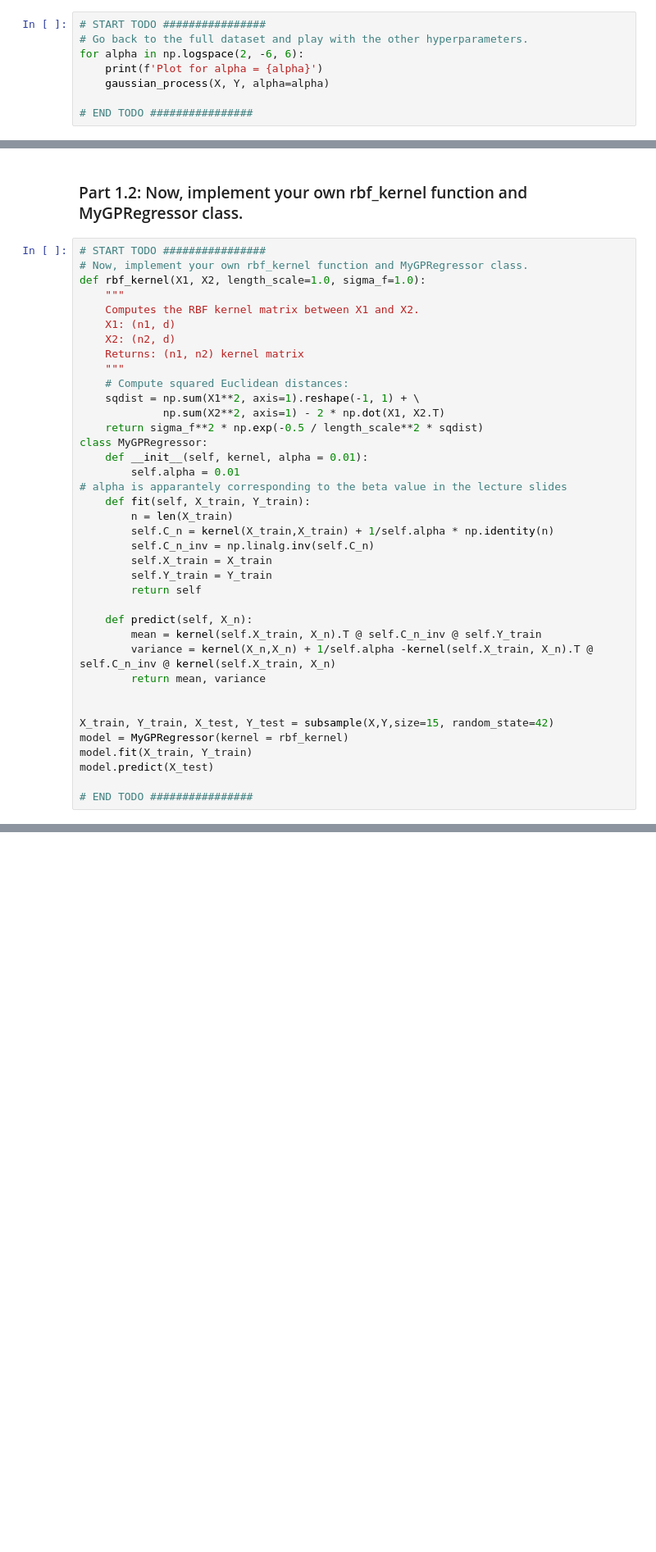
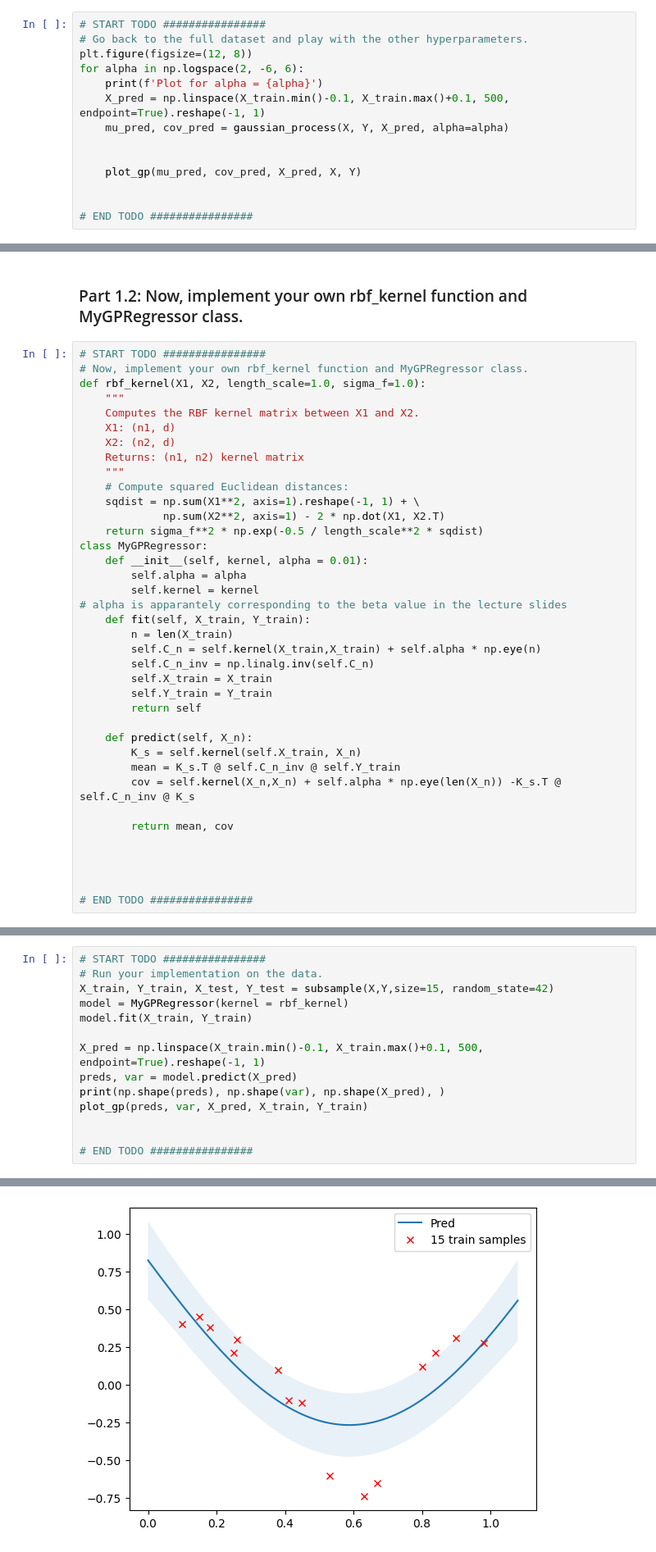
Before and after one commit to stefhacker/spr-exercises, a Jupyter notebook: ex06_gaussian_processes/ex6.ipynb, the cells around one changed output, grey strips where cells are left out. Shown at 82% size. Saved outputs shown, nothing was run; the diff lists cells and outputs as text; blank space fills up the shorter version.

```diff
--- a/ex06_gaussian_processes/ex6.ipynb
+++ b/ex06_gaussian_processes/ex6.ipynb
@@ -173,9 +172,15 @@ for i in [1, 2, 3, 5, 10, 20]:
 # %%
 # START TODO ################
 # Go back to the full dataset and play with the other hyperparameters.
+plt.figure(figsize=(12, 8))
 for alpha in np.logspace(2, -6, 6):
     print(f'Plot for alpha = {alpha}')
-    gaussian_process(X, Y, alpha=alpha)
+    X_pred = np.linspace(X_train.min()-0.1, X_train.max()+0.1, 500, endpoint=True).reshape(-1, 1)
+    mu_pred, cov_pred = gaussian_process(X, Y, X_pred, alpha=alpha)
+
+
+    plot_gp(mu_pred, cov_pred, X_pred, X, Y)
+
 
 # END TODO ################
 # %% [output]
@@ -209,25 +209,25 @@ def rbf_kernel(X1, X2, length_scale=1.0, sigma_f=1.0):
     return sigma_f**2 * np.exp(-0.5 / length_scale**2 * sqdist)
 class MyGPRegressor:
     def __init__(self, kernel, alpha = 0.01):
-        self.alpha = 0.01
+        self.alpha = alpha
+        self.kernel = kernel
 # alpha is apparantely corresponding to the beta value in the lecture slides
     def fit(self, X_train, Y_train):
         n = len(X_train)
-        self.C_n = kernel(X_train,X_train) + 1/self.alpha * np.identity(n)
+        self.C_n = self.kernel(X_train,X_train) + self.alpha * np.eye(n)
         self.C_n_inv = np.linalg.inv(self.C_n)
         self.X_train = X_train
         self.Y_train = Y_train
         return self
 
     def predict(self, X_n):
-        mean = kernel(self.X_train, X_n).T @ self.C_n_inv @ self.Y_train
-        variance = kernel(X_n,X_n) + 1/self.alpha -kernel(self.X_train, X_n).T @ self.C_n_inv @ kernel(self.X_train, X_n)
-        return mean, variance
+        K_s = self.kernel(self.X_train, X_n)
+        mean = K_s.T @ self.C_n_inv @ self.Y_train
+        cov = self.kernel(X_n,X_n) + self.alpha * np.eye(len(X_n)) -K_s.T @ self.C_n_inv @ K_s
+
+        return mean, cov
 
 
-X_train, Y_train, X_test, Y_test = subsample(X,Y,size=15, random_state=42)
-model = MyGPRegressor(kernel = rbf_kernel)
-model.fit(X_train, Y_train)
-model.predict(X_test)
+
 
 # END TODO ################
@@ -252,0 +234,15 @@ NotImplementedError:
+# %%
+# START TODO ################
+# Run your implementation on the data.
+X_train, Y_train, X_test, Y_test = subsample(X,Y,size=15, random_state=42)
+model = MyGPRegressor(kernel = rbf_kernel)
+model.fit(X_train, Y_train)
+
+X_pred = np.linspace(X_train.min()-0.1, X_train.max()+0.1, 500, endpoint=True).reshape(-1, 1)
+preds, var = model.predict(X_pred)
+print(np.shape(preds), np.shape(var), np.shape(X_pred), )
+plot_gp(preds, var, X_pred, X_train, Y_train)
+
+
+# END TODO ################
+# %% [output]
@@ -253,3 +250,4 @@ NotImplementedError:
+[figure, added]
 # %%
 # START TODO ################
 # Play with the beta parameter of MyGPRegressor and also length and sigma_f parameters of rbf_kernel
```
Also changed, not shown: parts of 6 cells of this notebook.
